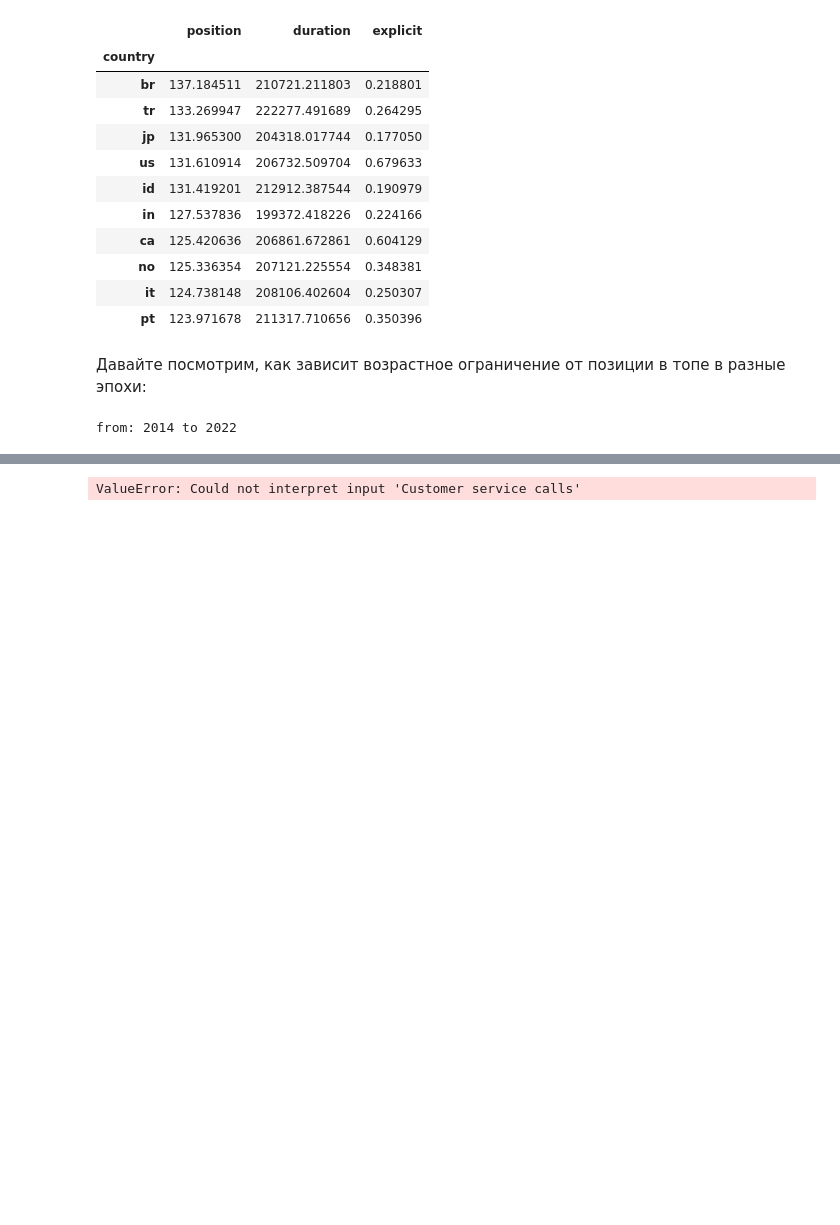
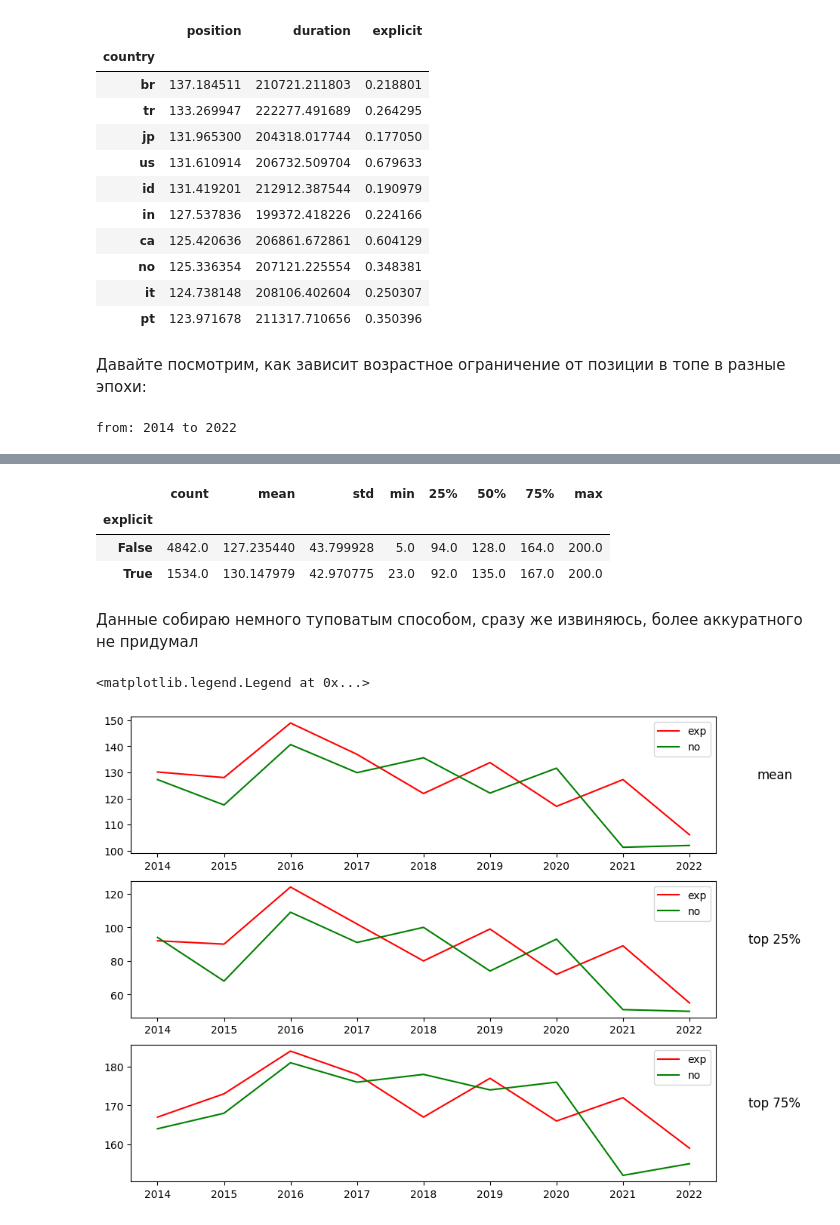
Before and after one commit to AlimKugot/DataScience, a Jupyter notebook: Code.ipynb, the cells around one changed output, grey strips where cells are left out. Saved outputs shown, nothing was run; the diff lists cells and outputs as text; code cells hidden in the pictures; blank space fills up the shorter version.

```diff
--- a/Code.ipynb
+++ b/Code.ipynb
@@ -277,22 +255,9 @@ s_nxt = s_nxt.drop(useless_indx, axis=1, errors='ignore')
-# %%
-# s_2016.columns
-# s_2016.index
-sns.countplot(x="Customer service calls", hue="Churn", data=df);
-# s_2016.plot(x=s_2016.index, y=s_2016.columns, kind="bar")
-# plt.bar(s_2016.index, s_2016.values, label='2016')
-# plt.bar(s_2018.index, s_2018.values, label='2018')
-# plt.bar(s_2020.index, s_2020.values, label='2020')
-
-# n=4
-# r = np.arange(n)
-# width = 0.25
-
-# plt.ylabel("Number of people voted")
-# plt.title("Number of people voted in each year")
-
-# # plt.grid(linestyle='--')
-# plt.legend()
-
-# plt.show()
-# %% [output]
-ValueError: Could not interpret input 'Customer service calls'
+# %%
+df_2014.head()
+# %% [output]
+|  | count | mean | std | min | 25% | 50% | 75% | max |
+| explicit |  |  |  |  |  |  |  |  |
+| False | 4842.0 | 127.235440 | 43.799928 | 5.0 | 94.0 | 128.0 | 164.0 | 200.0 |
+| True | 1534.0 | 130.147979 | 42.970775 | 23.0 | 92.0 | 135.0 | 167.0 | 200.0 |
+# %% [markdown]
+Данные собираю немного туповатым способом, сразу же извиняюсь, более аккуратного не придумал
@@ -298,0 +332,40 @@ ValueError: Could not interpret input 'Customer service calls'
+# %%
+mean_false = pd.Series(mean_false, name='mean_false')
+mean_true = pd.Series(mean_true, name='mean_true')
+
+std_false = pd.Series(std_false, name='std_false')
+std_true = pd.Series(std_true, name='std_true')
+
+p25_false = pd.Series(p25_false, name='p25_false')
+p25_true = pd.Series(p25_true, name='p25_true')
+
+p75_false = pd.Series(p75_false, name='p75_false')
+p75_true = pd.Series(p75_true, name='p75_true')
+# %%
+fig, (ax1, ax2, ax3) = plt.subplots(3)
+ax1.plot(mean_true, color='r', label='exp')
+ax1.plot(mean_false, color='g', label='no')
+ax1.set_title('mean', x = 1.1, y = 0.5)
+
+ax2.plot(p25_true, color='r', label='exp')
+ax2.plot(p25_false, color='g', label='no')
+ax2.set_title('top 25%', x = 1.1, y = 0.5)
+
+ax3.plot(p75_true, color='r', label='exp')
+ax3.plot(p75_false, color='g', label='no')
+ax3.set_title('top 75%', x =1.1, y = 0.5)
+
+years = np.empty(10, dtype=int)
+for i in range(10):
+    years[i] = 2013 + i
+
+ax1.set_xticklabels(years)
+ax2.set_xticklabels(years)
+ax3.set_xticklabels(years)
+
+ax1.legend()
+ax2.legend()
+ax3.legend()
+# %% [output]
+<matplotlib.legend.Legend at 0x...>
+[figure, added]
```
Also changed, not shown: parts of 6 cells of this notebook.
